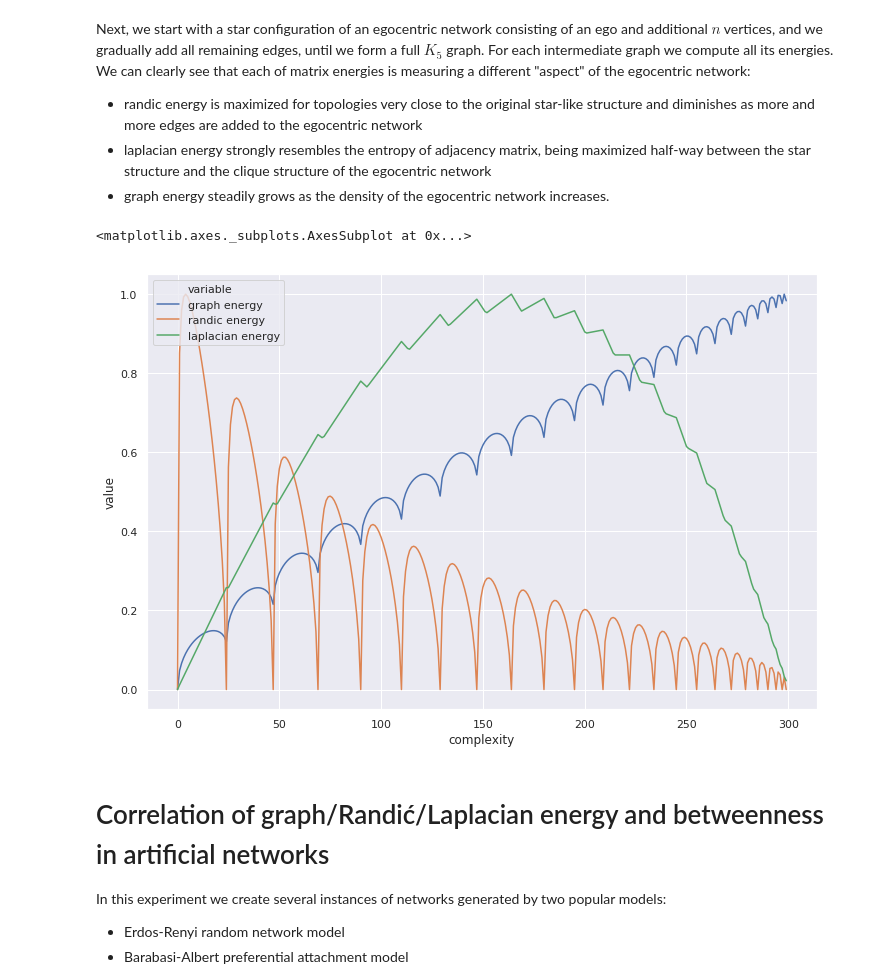
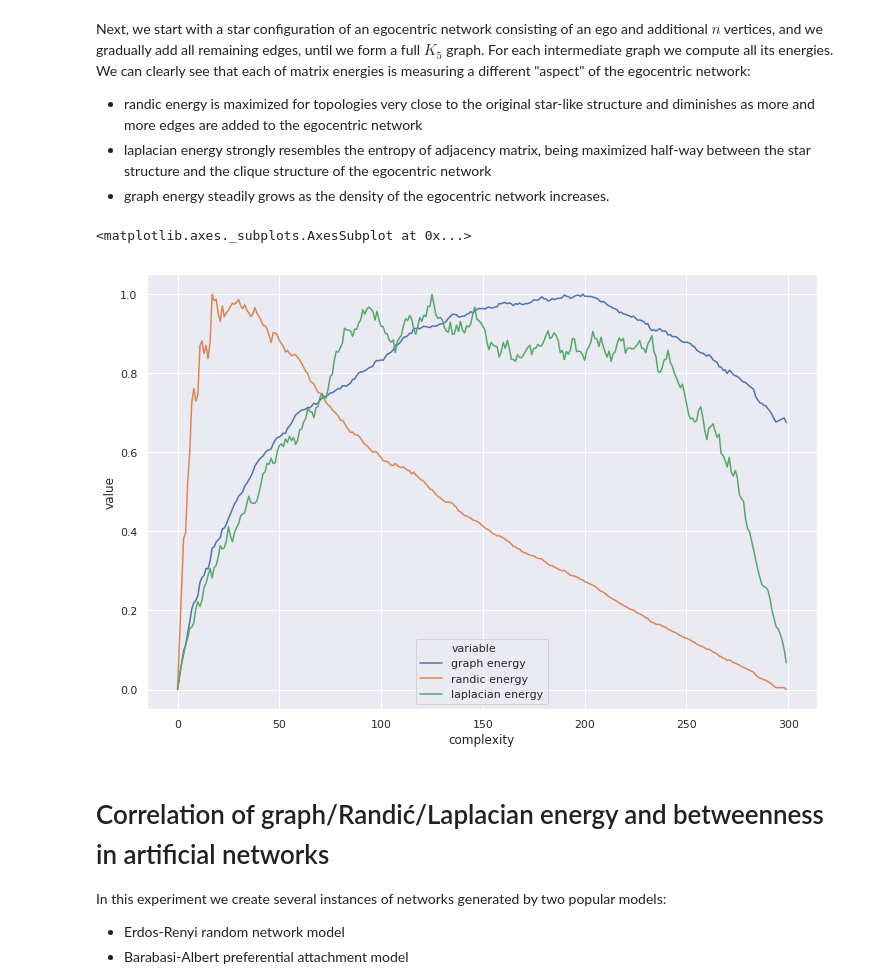
Before and after one commit to megaduks/entropy-complex-networks, a Jupyter notebook: networkentropy/experiments/Betweenness estimation from graph egocentric energies.ipynb, the cells around one changed output. Cells and saved outputs as stored; diff of their text form; code cells hidden in the pictures.

Commit message:
Added shuffling of edges in egonet experiment

```diff
--- a/networkentropy/experiments/Betweenness estimation from graph egocentric energies.ipynb
+++ b/networkentropy/experiments/Betweenness estimation from graph egocentric energies.ipynb
@@ -177,37 +177,43 @@ Next, we start with a star configuration of an egocentric network consisting of
 * graph energy steadily grows as the density of the egocentric network increases.
 # %%
 from itertools import combinations
+from random import shuffle
 
 g = nx.star_graph(n=25)
 
 results = []
 
-for (idx, (i, j)) in enumerate(combinations(range(1, len(g.nodes)), r=2)):
+edges = list(combinations(range(1, len(g.nodes)), r=2))
+
+# comment if you want to add edges in an ordered way
+shuffle(edges)
+
+for (idx, (i, j)) in enumerate(edges):
     results.append((idx, ne.get_graph_energy(g), ne.get_randic_energy(g),
                     ne.get_laplacian_energy(g)))
 
     g.add_edge(i, j)
 
 df = pd.DataFrame(
     data=results,
     columns=[
         'complexity', 'graph energy', 'randic energy', 'laplacian energy'
     ])
 
 df['graph energy'] = normalize_df_column(df['graph energy'])
 df['randic energy'] = normalize_df_column(df['randic energy'])
 df['laplacian energy'] = normalize_df_column(df['laplacian energy'])
 
 dfm = pd.melt(
     df,
     value_vars=['graph energy', 'randic energy', 'laplacian energy'],
     id_vars='complexity')
 
 sns.set(rc={'figure.figsize': (12, 8)})
 sns.lineplot(data=dfm, x='complexity', y='value', hue='variable')
 # %% [output]
 <matplotlib.axes._subplots.AxesSubplot at 0x...>
-[figure, old version]
+[figure, new version]
 # %% [markdown]
 # Correlation of graph/Randić/Laplacian energy and betweenness in artificial networks
 
```
